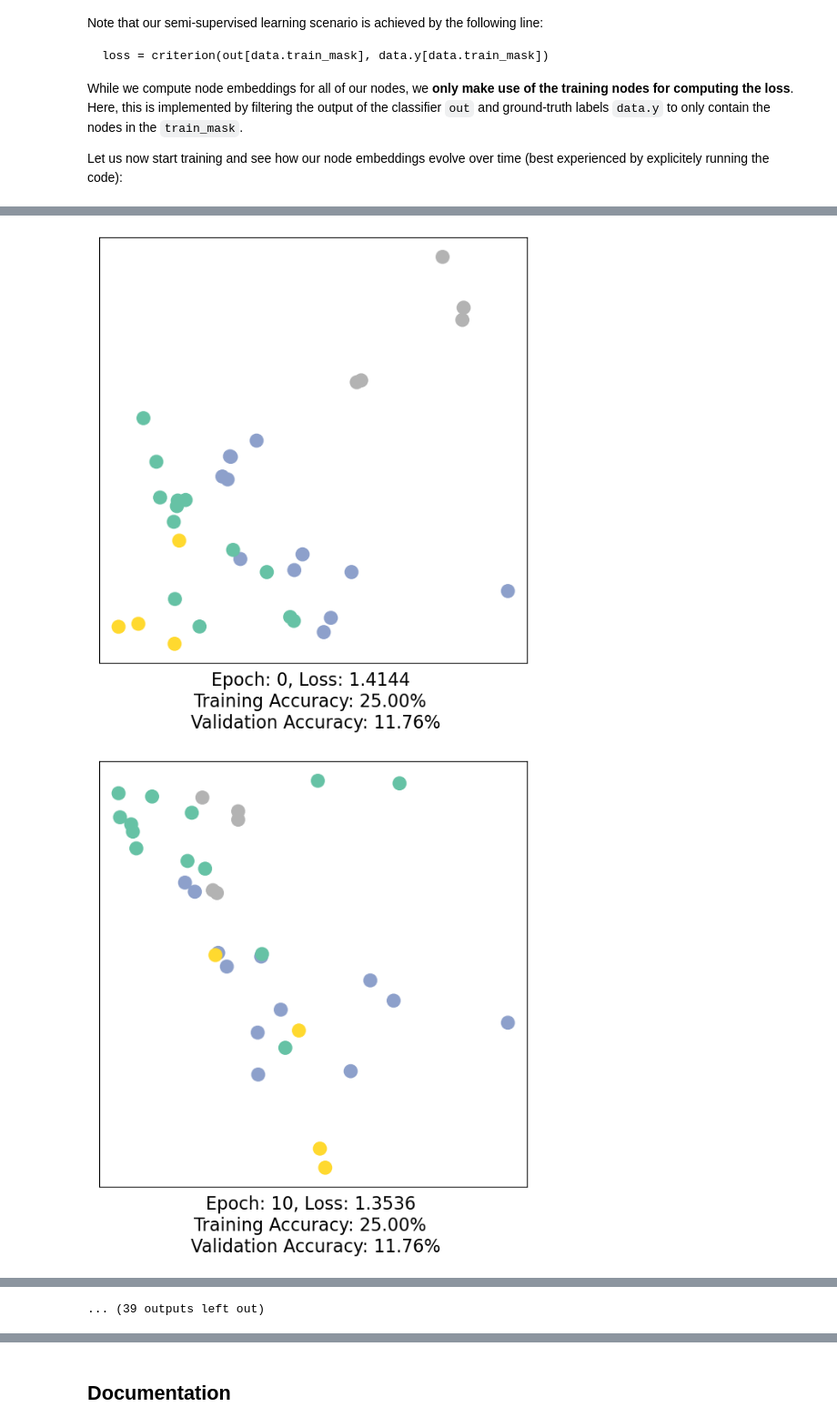
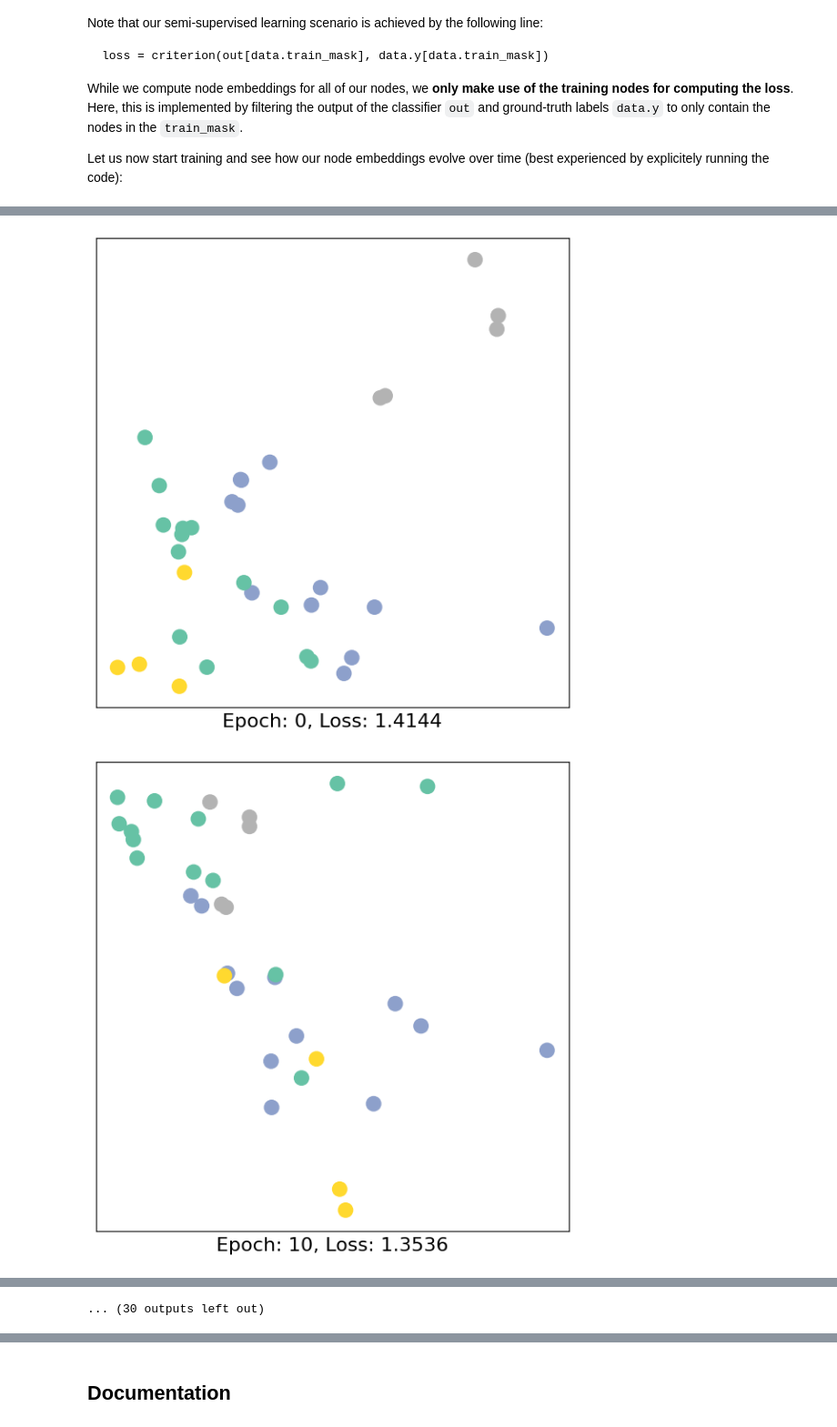
Before and after one commit to Panichito/CS224W, a Jupyter notebook: assignments/CS224W_Colab_0.ipynb, the cells around one changed output, grey strips where cells are left out. Shown at 91% size. Cells and saved outputs as stored; diff of their text form; code cells hidden in the pictures.

```diff
--- a/assignments/CS224W_Colab_0.ipynb
+++ b/assignments/CS224W_Colab_0.ipynb
@@ -192,7 +183,7 @@ import networkx as nx
 import matplotlib.pyplot as plt
 
 # Visualization function for NX graph or PyTorch tensor
-def visualize(h, color, epoch=None, loss=None, accuracy=None):
+def visualize(h, color, epoch=None, loss=None):
     plt.figure(figsize=(7,7))
     plt.xticks([])
     plt.yticks([])
@@ -200,11 +191,8 @@ def visualize(h, color, epoch=None, loss=None, accuracy=None):
     if torch.is_tensor(h):
         h = h.detach().cpu().numpy()
         plt.scatter(h[:, 0], h[:, 1], s=140, c=color, cmap="Set2")
-        if epoch is not None and loss is not None and accuracy['train'] is not None and accuracy['val'] is not None:
-            plt.xlabel((f'Epoch: {epoch}, Loss: {loss.item():.4f} \n'
-                       f'Training Accuracy: {accuracy["train"]*100:.2f}% \n'
-                       f' Validation Accuracy: {accuracy["val"]*100:.2f}%'),
-                       fontsize=16)
+        if epoch is not None and loss is not None:
+            plt.xlabel(f'Epoch: {epoch}, Loss: {loss.item():.4f}', fontsize=16)
     else:
         nx.draw_networkx(G, pos=nx.spring_layout(G, seed=42), with_labels=False,
                          node_color=color, cmap="Set2")
@@ -458,41 +411,27 @@ Let us now start training and see how our node embeddings evolve over time (best
 # %%
 import time
 from IPython.display import Javascript  # Restrict height of output cell.
 display(Javascript('''google.colab.output.setIframeHeight(0, true, {maxHeight: 430})'''))
 
 model = GCN()
 criterion = torch.nn.CrossEntropyLoss()  # Define loss criterion.
 optimizer = torch.optim.Adam(model.parameters(), lr=0.01)  # Define optimizer.
 
 def train(data):
     optimizer.zero_grad()  # Clear gradients.
     out, h = model(data.x, data.edge_index)  # Perform a single forward pass.
     loss = criterion(out[data.train_mask], data.y[data.train_mask])  # Compute the loss solely based on the training nodes.
     loss.backward()  # Derive gradients.
     optimizer.step()  # Update parameters based on gradients.
+    return loss, h
 
-    accuracy = {}
-    # Calculate training accuracy on our four examples
-    predicted_classes = torch.argmax(out[data.train_mask], axis=1) # [0.6, 0.2, 0.7, 0.1] -> 2
-    target_classes = data.y[data.train_mask]
-    accuracy['train'] = torch.mean(
-        torch.where(predicted_classes == target_classes, 1, 0).float())
-
-    # Calculate validation accuracy on the whole graph
-    predicted_classes = torch.argmax(out, axis=1)
-    target_classes = data.y
-    accuracy['val'] = torch.mean(
-        torch.where(predicted_classes == target_classes, 1, 0).float())
-
-    return loss, h, accuracy
-
-for epoch in range(500):
-    loss, h, accuracy = train(data)
+for epoch in range(401):
+    loss, h = train(data)
     # Visualize the node embeddings every 10 epochs
     if epoch % 10 == 0:
-        visualize(h, color=data.y, epoch=epoch, loss=loss, accuracy=accuracy)
+        visualize(h, color=data.y, epoch=epoch, loss=loss)
         time.sleep(0.3)
 # %% [output]
 [interactive output not drawn]
-[figure, old version]
+[figure, new version]
-[figure, old version]
+[figure, new version]
@@ -508,2 +447,2 @@ for epoch in range(500):
-... (39 outputs left out)
+... (30 outputs left out)
 # %% [markdown]
```
Also changed, not shown: parts of 21 cells of this notebook.
